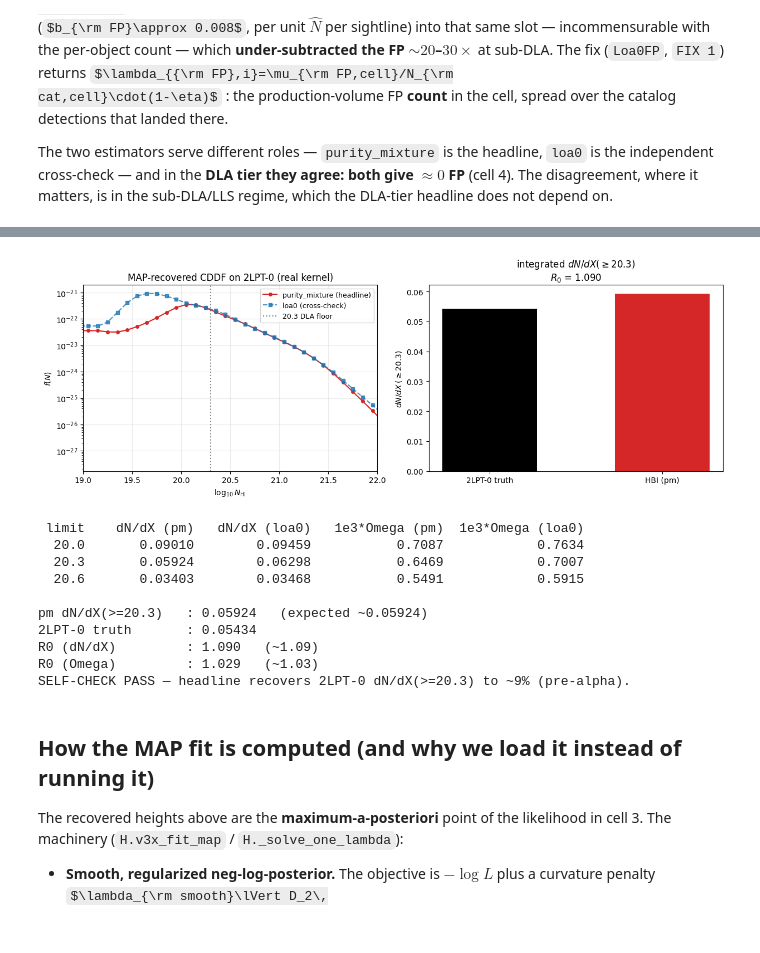
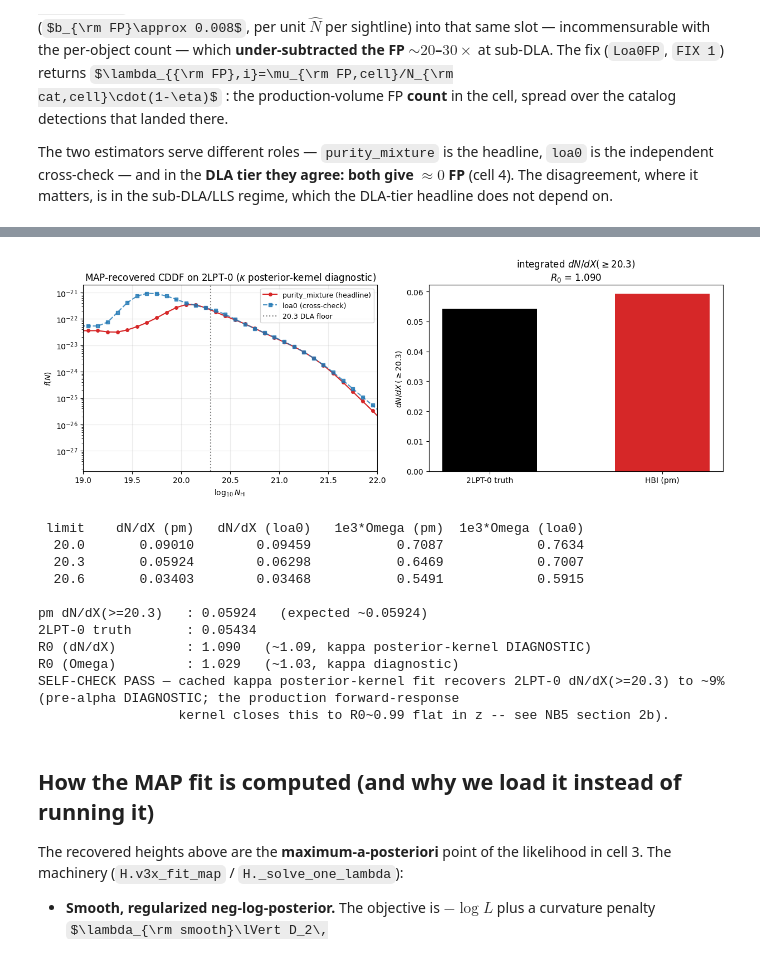
Before and after one commit to jibanCat/desi_gpy_dla_detection, a Jupyter notebook: notebooks/HBI_03_likelihood_map_band.ipynb, the cells around one changed output, grey strips where cells are left out. Cells and saved outputs as stored; diff of their text form; code cells hidden in the pictures; some formulas as TeX source.

```diff
--- a/notebooks/HBI_03_likelihood_map_band.ipynb
+++ b/notebooks/HBI_03_likelihood_map_band.ipynb
@@ -276,44 +285,45 @@ axL.set_yscale("log")
 axL.set_xlim(19.0, 22.0)
 axL.set_xlabel(r"$\log_{10} N_{\rm HI}$")
 axL.set_ylabel(r"$f(N)$")
-axL.set_title("MAP-recovered CDDF on 2LPT-0 (real kernel)")
+axL.set_title("MAP-recovered CDDF on 2LPT-0 ($\\kappa$ posterior-kernel diagnostic)")
 axL.legend(fontsize=9)
 axL.grid(alpha=0.25)
 
 # --- integrated headline: dN/dX(>=20.3) recovered vs truth ---------------------
 truth_dndx = 0.05434
 truth_1e3omega = 0.6288
 pm_dndx = float(pm["dndx_total_20.3"])
 pm_omega = float(pm["omega_20.3"])
 axR.bar([0, 1], [truth_dndx, pm_dndx], color=["k", "tab:red"], width=0.55)
 axR.set_xticks([0, 1]); axR.set_xticklabels(["2LPT-0 truth", "HBI (pm)"])
 axR.set_ylabel(r"$dN/dX\,(\geq 20.3)$")
 axR.set_title(f"integrated $dN/dX(\\geq 20.3)$\n"
               f"$R_0$ = {pm_dndx/truth_dndx:.3f}")
 fig.tight_layout()
 plt.show()
 
 # --- print the integrated table at all three report limits ---------------------
 print(f"{'limit':>6}  {'dN/dX (pm)':>12}  {'dN/dX (loa0)':>13}  "
       f"{'1e3*Omega (pm)':>15}  {'1e3*Omega (loa0)':>16}")
 for lim in ("20.0", "20.3", "20.6"):
     print(f"{lim:>6}  {float(pm['dndx_total_'+lim]):>12.5f}  "
           f"{float(l0['dndx_total_'+lim]):>13.5f}  "
           f"{1e3*float(pm['omega_'+lim]):>15.4f}  "
           f"{1e3*float(l0['omega_'+lim]):>16.4f}")
 
 # ---- SELF-CHECK: headline pm dN/dX(>=20.3) and R0 vs 2LPT-0 truth ----
 R0_dndx = pm_dndx / truth_dndx
 R0_omega = (1e3 * pm_omega) / truth_1e3omega
 assert abs(pm_dndx - 0.05924) < 1e-3, f"pm dndx_20.3 drifted: {pm_dndx}"
 print(f"\npm dN/dX(>=20.3)   : {pm_dndx:.5f}   (expected ~0.05924)")
 print(f"2LPT-0 truth       : {truth_dndx:.5f}")
-print(f"R0 (dN/dX)         : {R0_dndx:.3f}   (~1.09)")
-print(f"R0 (Omega)         : {R0_omega:.3f}   (~1.03)")
-print("SELF-CHECK PASS — headline recovers 2LPT-0 dN/dX(>=20.3) to ~9% "
-      "(pre-alpha).")
+print(f"R0 (dN/dX)         : {R0_dndx:.3f}   (~1.09, kappa posterior-kernel DIAGNOSTIC)")
+print(f"R0 (Omega)         : {R0_omega:.3f}   (~1.03, kappa diagnostic)")
+print("SELF-CHECK PASS — cached kappa posterior-kernel fit recovers 2LPT-0 "
+      "dN/dX(>=20.3) to ~9% (pre-alpha DIAGNOSTIC; the production forward-response")
+print("                  kernel closes this to R0~0.99 flat in z -- see NB5 section 2b).")
 # %% [output]
-[figure, old version]
+[figure, new version]
  limit    dN/dX (pm)   dN/dX (loa0)   1e3*Omega (pm)  1e3*Omega (loa0)
   20.0       0.09010        0.09459           0.7087            0.7634
   20.3       0.05924        0.06298           0.6469            0.7007
@@ -321,9 +331,10 @@ print("SELF-CHECK PASS — headline recovers 2LPT-0 dN/dX(>=20.3) to ~9% "
 
 pm dN/dX(>=20.3)   : 0.05924   (expected ~0.05924)
 2LPT-0 truth       : 0.05434
-R0 (dN/dX)         : 1.090   (~1.09)
-R0 (Omega)         : 1.029   (~1.03)
-SELF-CHECK PASS — headline recovers 2LPT-0 dN/dX(>=20.3) to ~9% (pre-alpha).
+R0 (dN/dX)         : 1.090   (~1.09, kappa posterior-kernel DIAGNOSTIC)
+R0 (Omega)         : 1.029   (~1.03, kappa diagnostic)
+SELF-CHECK PASS — cached kappa posterior-kernel fit recovers 2LPT-0 dN/dX(>=20.3) to ~9% (pre-alpha DIAGNOSTIC; the production forward-response
+                  kernel closes this to R0~0.99 flat in z -- see NB5 section 2b).
 # %% [markdown]
 ## How the MAP fit is computed (and why we load it instead of running it)
 
```
Also changed, not shown: parts of 3 cells of this notebook, 8 other files.
